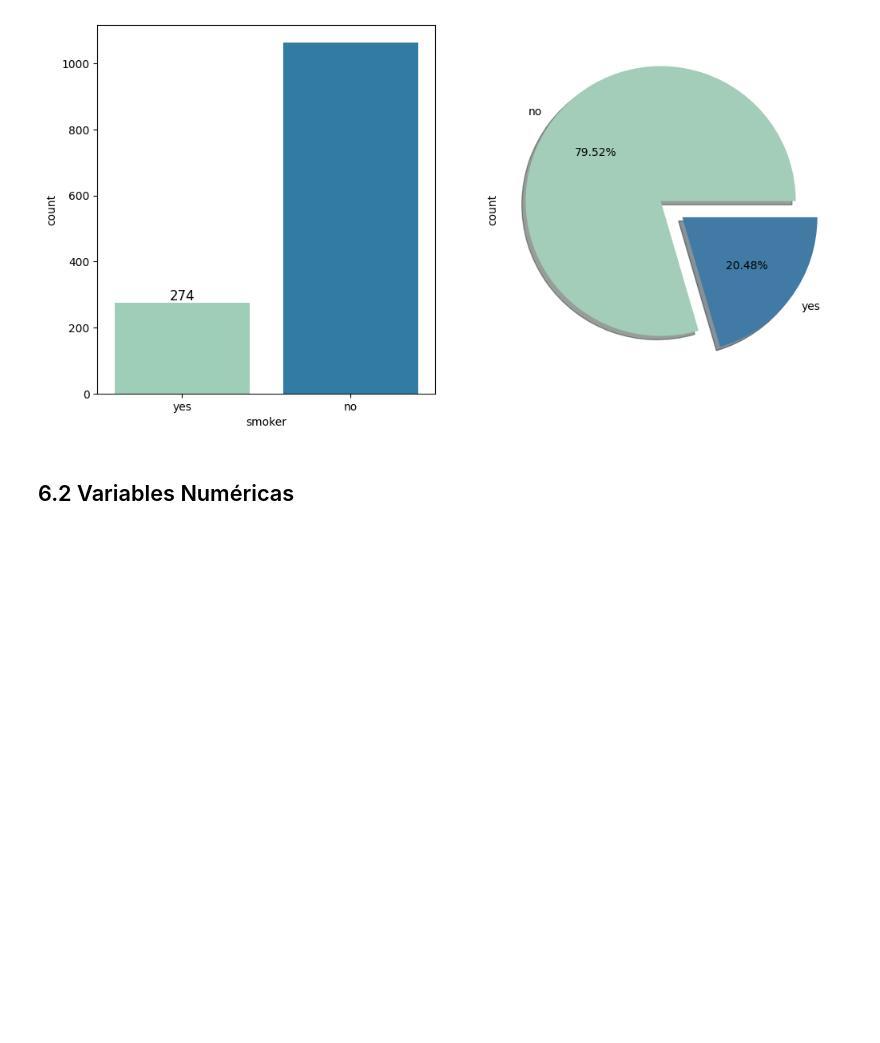
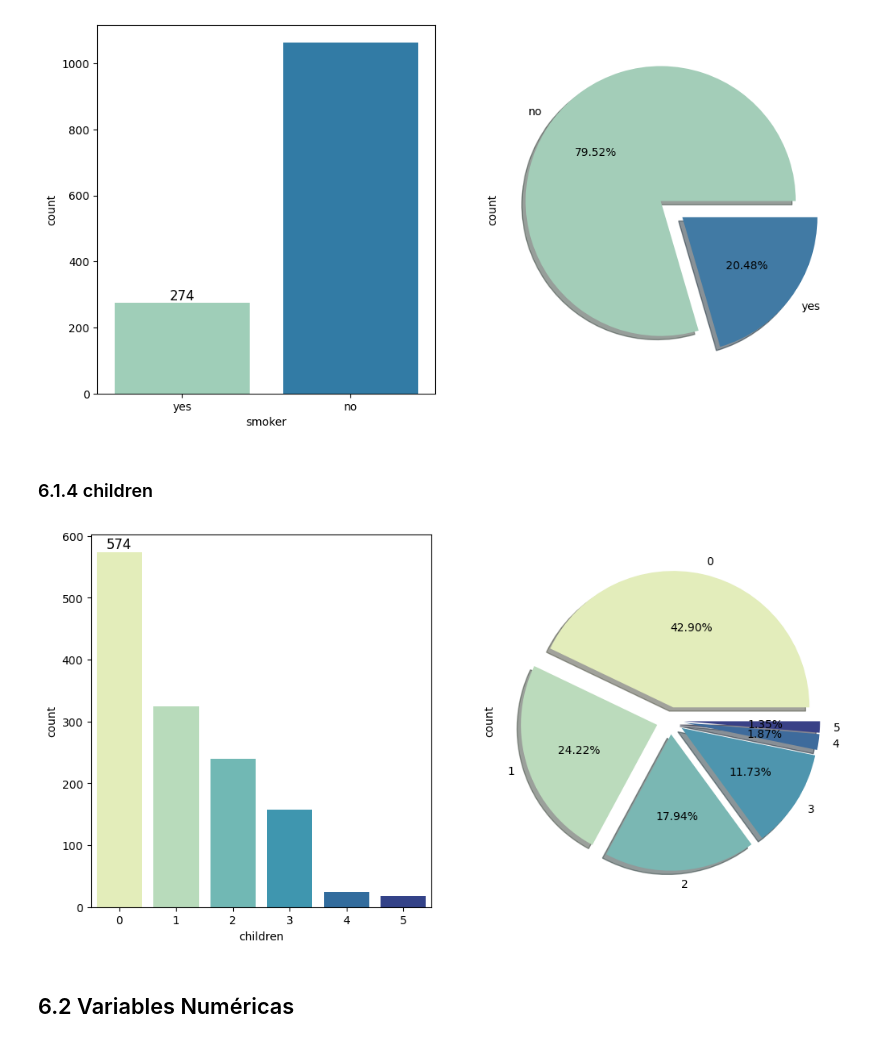
Before and after one commit to josem17-cyber/EDA_PySparkML, a Jupyter notebook: notebooks/EDA_Spark.ipynb, the cells around one changed output. Cells and saved outputs as stored; diff of their text form; code cells hidden in the pictures; blank space fills up the shorter version.

```diff
--- a/notebooks/EDA_Spark.ipynb
+++ b/notebooks/EDA_Spark.ipynb
@@ -47,9 +48,6 @@ urllib.request.urlretrieve(url, local_path)
 # Cargar el dataset desde el archivo local
 df = ps.read_csv(local_path)
 
-# Convert the PySpark Pandas DataFrame to a Pandas DataFrame
-df = df.to_pandas()
-
 # Mostrar las primeras filas del dataframe
 df.head()
 # %% [output]
@@ -159,3 +159,5 @@ Index([], dtype='object')
+# %%
+df_vist = df.to_pandas()
 # %% [markdown]
 ## 6.1 Variables Categóricas
 # %% [markdown]
@@ -242,5 +244,33 @@ df['smoker'].value_counts().plot.pie(
 plt.show()
 # %% [output]
 [figure]
+# %% [markdown]
+### 6.1.4 children
+# %%
+# Establece el tamaño de la figura del gráfico
+plt.figure(figsize=(12, 6))
+
+# Crea el primer subplot (un gráfico de barras)
+ax1 = plt.subplot(1, 2, 1)
+# Dibuja un gráfico de conteo para la columna 'smoker' del DataFrame
+sns.countplot(x='children', data=df_vist, palette='YlGnBu', ax=ax1)
+# Añade etiquetas a las barras del gráfico de conteo
+ax1.bar_label(ax1.containers[0], fontsize=12, color="black")
+
+# Crea el segundo subplot (un gráfico circular)
+ax2 = plt.subplot(1, 2, 2)
+# Dibuja un gráfico circular de los valores de la columna 'smoker'
+df_vist['children'].value_counts().plot.pie(
+    explode=[0.1, 0.1, 0.1, 0.1, 0.1, 0.1],             # Separa ligeramente ambas secciones del gráfico
+    autopct='%1.2f%%',              # Muestra los porcentajes con dos decimales
+    shadow=True,                    # Añade una sombra al gráfico
+    colors=["#E3EDBB", "#BBDBBC", "#7AB7B3", "#4E95AE", "#3E6B9C", "#394187"],  # Colores personalizados para las secciones
+    ax=ax2                          # Especifica el eje (subplot) donde se dibujará el gráfico
+)
+
+# Muestra los gráficos
+plt.show()
+# %% [output]
+[figure, added]
 # %% [markdown]
 ## 6.2 Variables Numéricas
```
Also changed, not shown: parts of 38 cells of this notebook.
